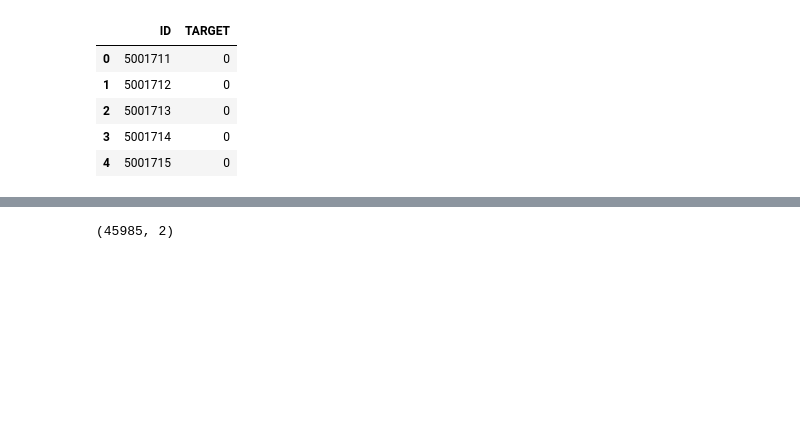
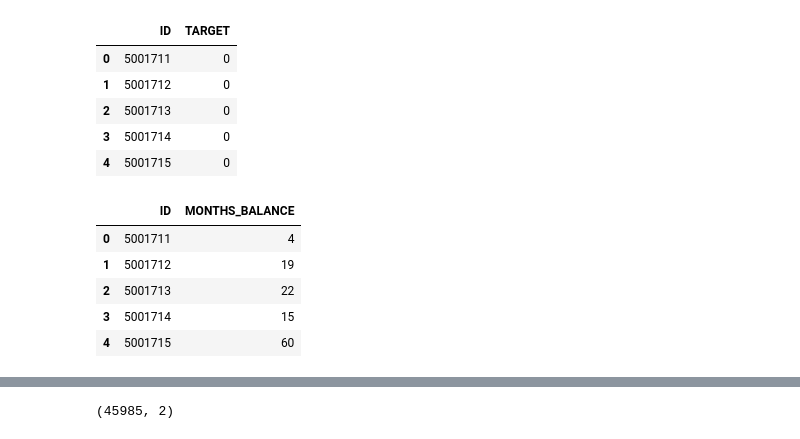
Before and after one commit to marciapaulasv-coder/TechChalenge, a Jupyter notebook: 01_eda.ipynb, the cells around one changed output, grey strips where cells are left out. Saved outputs shown, nothing was run; the diff lists cells and outputs as text; code cells hidden in the pictures; blank space fills up the shorter version.

```diff
--- a/01_eda.ipynb
+++ b/01_eda.ipynb
@@ -260,0 +265,9 @@ target_cliente.head()
+# %%
+historico_clientes.head()
+# %% [output]
+|  | ID | MONTHS_BALANCE |
+| 0 | 5001711 | 4 |
+| 1 | 5001712 | 19 |
+| 2 | 5001713 | 22 |
+| 3 | 5001714 | 15 |
+| 4 | 5001715 | 60 |
```
Also changed, not shown: parts of 15 cells of this notebook.
